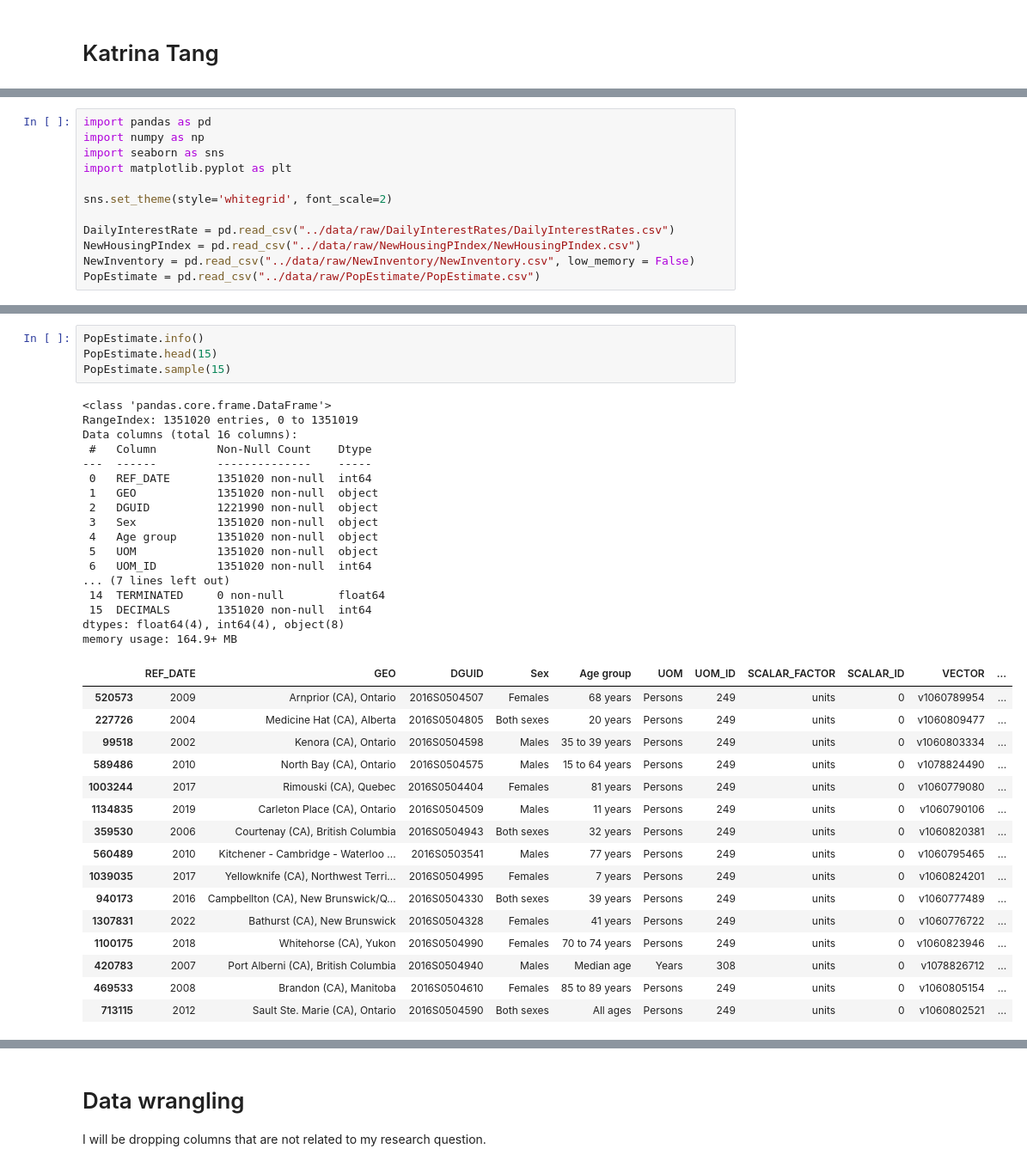
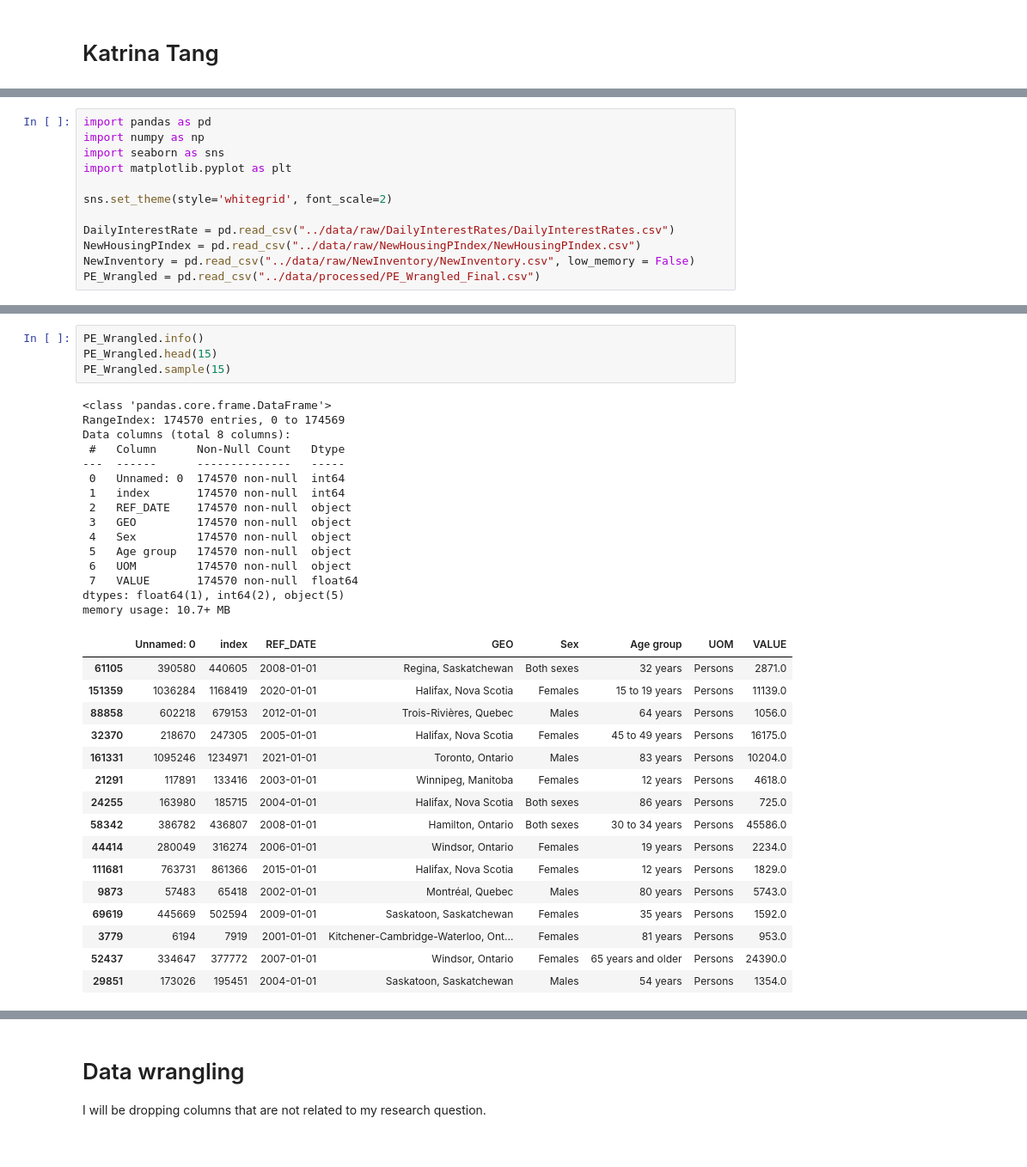
Before and after one commit to ubco-W2022T2-data301/project-group-group01, a Jupyter notebook: analysis/Katrinaanalysis3.ipynb, the cells around one changed output, grey strips where cells are left out. Shown at 86% size. Drawn from its saved outputs; the diff is of its cells as text.

```diff
--- a/analysis/Katrinaanalysis3.ipynb
+++ b/analysis/Katrinaanalysis3.ipynb
@@ -20,7 +20,7 @@ sns.set_theme(style='whitegrid', font_scale=2)
 DailyInterestRate = pd.read_csv("../data/raw/DailyInterestRates/DailyInterestRates.csv")
 NewHousingPIndex = pd.read_csv("../data/raw/NewHousingPIndex/NewHousingPIndex.csv")
 NewInventory = pd.read_csv("../data/raw/NewInventory/NewInventory.csv", low_memory = False)
-PopEstimate = pd.read_csv("../data/raw/PopEstimate/PopEstimate.csv")
+PE_Wrangled = pd.read_csv("../data/processed/PE_Wrangled_Final.csv")
 # %%
 NewHousingPIndex.info()
 NewHousingPIndex.head(15)
@@ -68,38 +61,36 @@ NewHousingPIndex['Date'] = pd.to_datetime(NewHousingPIndex['REF_DATE'])
 # %%
-PopEstimate.info()
-PopEstimate.head(15)
-PopEstimate.sample(15)
+PE_Wrangled.info()
+PE_Wrangled.head(15)
+PE_Wrangled.sample(15)
 # %% [output]
 <class 'pandas.core.frame.DataFrame'>
-RangeIndex: 1351020 entries, 0 to 1351019
-Data columns (total 16 columns):
- #   Column         Non-Null Count    Dtype
----  ------         --------------    -----
- 0   REF_DATE       1351020 non-null  int64
- 1   GEO            1351020 non-null  object
- 2   DGUID          1221990 non-null  object
- 3   Sex            1351020 non-null  object
- 4   Age group      1351020 non-null  object
- 5   UOM            1351020 non-null  object
- 6   UOM_ID         1351020 non-null  int64
-... (7 lines left out)
- 14  TERMINATED     0 non-null        float64
- 15  DECIMALS       1351020 non-null  int64
-dtypes: float64(4), int64(4), object(8)
-memory usage: 164.9+ MB
+RangeIndex: 174570 entries, 0 to 174569
+Data columns (total 8 columns):
+ #   Column      Non-Null Count   Dtype
+---  ------      --------------   -----
+ 0   Unnamed: 0  174570 non-null  int64
+ 1   index       174570 non-null  int64
+ 2   REF_DATE    174570 non-null  object
+ 3   GEO         174570 non-null  object
+ 4   Sex         174570 non-null  object
+ 5   Age group   174570 non-null  object
+ 6   UOM         174570 non-null  object
+ 7   VALUE       174570 non-null  float64
+dtypes: float64(1), int64(2), object(5)
+memory usage: 10.7+ MB
-|  | REF_DATE | GEO | DGUID | Sex | Age group | UOM | UOM_ID | SCALAR_FACTOR | SCALAR_ID | VECTOR | ... |
-| 520573 | 2009 | Arnprior (CA), Ontario | 2016S0504507 | Females | 68 years | Persons | 249 | units | 0 | v1060789954 | ... |
-| 227726 | 2004 | Medicine Hat (CA), Alberta | 2016S0504805 | Both sexes | 20 years | Persons | 249 | units | 0 | v1060809477 | ... |
-| 99518 | 2002 | Kenora (CA), Ontario | 2016S0504598 | Males | 35 to 39 years | Persons | 249 | units | 0 | v1060803334 | ... |
-| 589486 | 2010 | North Bay (CA), Ontario | 2016S0504575 | Males | 15 to 64 years | Persons | 249 | units | 0 | v1078824490 | ... |
-| 1003244 | 2017 | Rimouski (CA), Quebec | 2016S0504404 | Females | 81 years | Persons | 249 | units | 0 | v1060779080 | ... |
-| 1134835 | 2019 | Carleton Place (CA), Ontario | 2016S0504509 | Males | 11 years | Persons | 249 | units | 0 | v1060790106 | ... |
-| 359530 | 2006 | Courtenay (CA), British Columbia | 2016S0504943 | Both sexes | 32 years | Persons | 249 | units | 0 | v1060820381 | ... |
-| 560489 | 2010 | Kitchener - Cambridge - Waterloo ... | 2016S0503541 | Males | 77 years | Persons | 249 | units | 0 | v1060795465 | ... |
-| 1039035 | 2017 | Yellowknife (CA), Northwest Terri... | 2016S0504995 | Females | 7 years | Persons | 249 | units | 0 | v1060824201 | ... |
-| 940173 | 2016 | Campbellton (CA), New Brunswick/Q... | 2016S0504330 | Both sexes | 39 years | Persons | 249 | units | 0 | v1060777489 | ... |
-| 1307831 | 2022 | Bathurst (CA), New Brunswick | 2016S0504328 | Females | 41 years | Persons | 249 | units | 0 | v1060776722 | ... |
-| 1100175 | 2018 | Whitehorse (CA), Yukon | 2016S0504990 | Females | 70 to 74 years | Persons | 249 | units | 0 | v1060823946 | ... |
-| 420783 | 2007 | Port Alberni (CA), British Columbia | 2016S0504940 | Males | Median age | Years | 308 | units | 0 | v1078826712 | ... |
-| 469533 | 2008 | Brandon (CA), Manitoba | 2016S0504610 | Females | 85 to 89 years | Persons | 249 | units | 0 | v1060805154 | ... |
-| 713115 | 2012 | Sault Ste. Marie (CA), Ontario | 2016S0504590 | Both sexes | All ages | Persons | 249 | units | 0 | v1060802521 | ... |
+|  | Unnamed: 0 | index | REF_DATE | GEO | Sex | Age group | UOM | VALUE |
+| 61105 | 390580 | 440605 | 2008-01-01 | Regina, Saskatchewan | Both sexes | 32 years | Persons | 2871.0 |
+| 151359 | 1036284 | 1168419 | 2020-01-01 | Halifax, Nova Scotia | Females | 15 to 19 years | Persons | 11139.0 |
+| 88858 | 602218 | 679153 | 2012-01-01 | Trois-Rivières, Quebec | Males | 64 years | Persons | 1056.0 |
+| 32370 | 218670 | 247305 | 2005-01-01 | Halifax, Nova Scotia | Females | 45 to 49 years | Persons | 16175.0 |
+| 161331 | 1095246 | 1234971 | 2021-01-01 | Toronto, Ontario | Males | 83 years | Persons | 10204.0 |
+| 21291 | 117891 | 133416 | 2003-01-01 | Winnipeg, Manitoba | Females | 12 years | Persons | 4618.0 |
+| 24255 | 163980 | 185715 | 2004-01-01 | Halifax, Nova Scotia | Both sexes | 86 years | Persons | 725.0 |
+| 58342 | 386782 | 436807 | 2008-01-01 | Hamilton, Ontario | Both sexes | 30 to 34 years | Persons | 45586.0 |
+| 44414 | 280049 | 316274 | 2006-01-01 | Windsor, Ontario | Females | 19 years | Persons | 2234.0 |
+| 111681 | 763731 | 861366 | 2015-01-01 | Halifax, Nova Scotia | Females | 12 years | Persons | 1829.0 |
+| 9873 | 57483 | 65418 | 2002-01-01 | Montréal, Quebec | Males | 80 years | Persons | 5743.0 |
+| 69619 | 445669 | 502594 | 2009-01-01 | Saskatoon, Saskatchewan | Females | 35 years | Persons | 1592.0 |
+| 3779 | 6194 | 7919 | 2001-01-01 | Kitchener-Cambridge-Waterloo, Ont... | Females | 81 years | Persons | 953.0 |
+| 52437 | 334647 | 377772 | 2007-01-01 | Windsor, Ontario | Females | 65 years and older | Persons | 24390.0 |
+| 29851 | 173026 | 195451 | 2004-01-01 | Saskatoon, Saskatchewan | Males | 54 years | Persons | 1354.0 |
```
Also changed, not shown: parts of 27 cells of this notebook.
